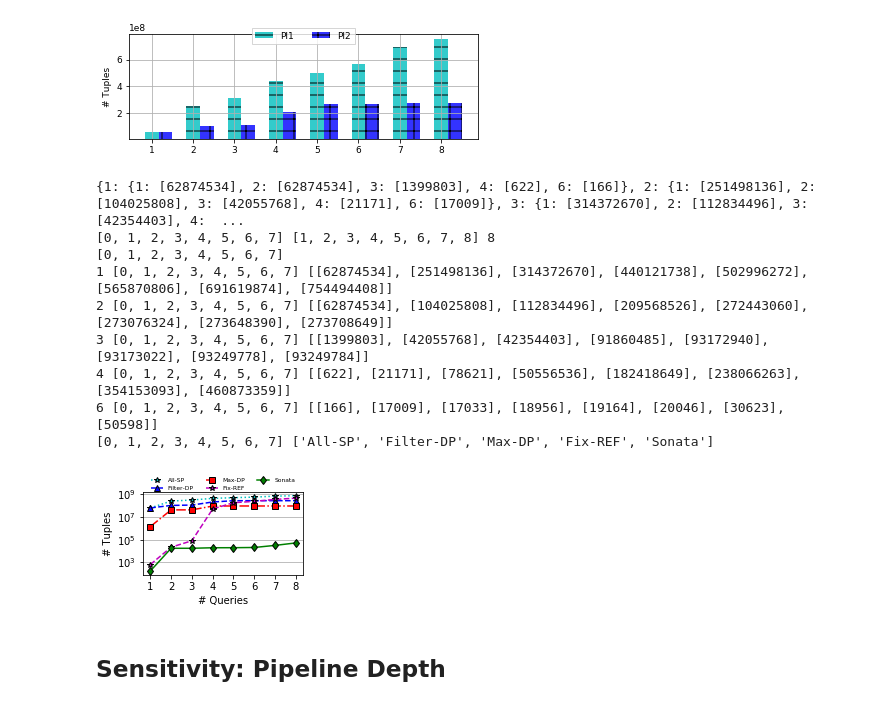
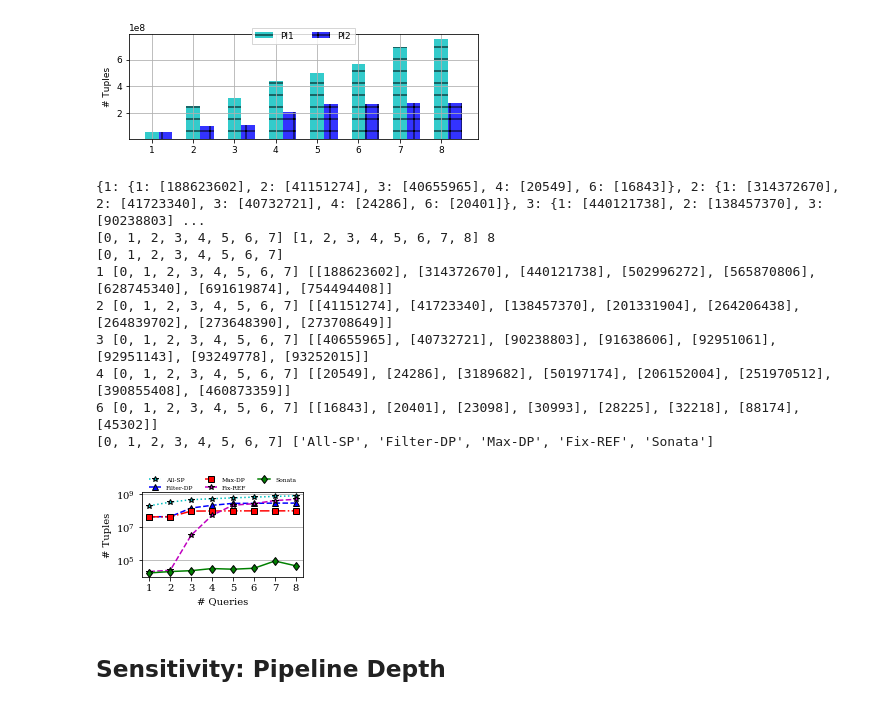
Before and after one commit to agupta13/SONATA-DEV, a Jupyter notebook: analysis/performance_eval/plot_results/plot_results.ipynb, the cells around one changed output. Drawn from its saved outputs; the diff is of its cells as text; code cells hidden in the pictures.

```diff
--- a/analysis/performance_eval/plot_results/plot_results.ipynb
+++ b/analysis/performance_eval/plot_results/plot_results.ipynb
@@ -536,6 +536,21 @@ data = {1: {0: {1: [62874534], 2: [62874534], 3: [1399803], 4: [622], 6: [166]}}
         7: {0: {1: [691619874], 2: [273648390], 3: [93249778], 4: [354153093], 6: [30623]}},
         8: {0: {1: [754494408], 2: [273708649], 3: [93249784], 4: [460873359], 6: [50598]}}
        }
+
+#     sigma_max = 16
+#     width_max = 4
+#     bits_max_stage = 8 * 1000000
+#     bits_max_register = 0.5 * bits_max_stage
+#     ref_levels = [0, 4, 8, 12, 16, 20, 24, 28, 32]
+#     M = 2048
+data = {1: {0: {1: [188623602], 2: [41151274], 3: [40655965], 4: [20549], 6: [16843]}},
+        2: {0: {1: [314372670], 2: [41723340], 3: [40732721], 4: [24286], 6: [20401]}},
+        3: {0: {1: [440121738], 2: [138457370], 3: [90238803], 4: [3189682], 6: [23098]}},
+        4: {0: {1: [502996272], 2: [201331904], 3: [91638606], 4: [50197174], 6: [30993]}},
+        5: {0: {1: [565870806], 2: [264206438], 3: [92951061], 4: [206152004], 6: [28225]}},
+        6: {0: {1: [628745340], 2: [264839702], 3: [92951143], 4: [251970512], 6: [32218]}},
+        7: {0: {1: [691619874], 2: [273648390], 3: [93249778], 4: [390855408], 6: [88174]}},
+        8: {0: {1: [754494408], 2: [273708649], 3: [93252015], 4: [460873359], 6: [45302]}}}
 
 modes = [1,2,3,4,6]
 modes = [1,2,3, 4, 6]
@@ -586,41 +601,41 @@ def draw_plots(data, modes, modes_2_labels):
         pl.plot(x,y,label=modes_2_labels[mode],color=color_n[mode],linestyle=linestyles[mode],
                 marker=markers[mode], mec='k')
 
         ctr += 1
 
     plt.xlabel('# Queries')
     plt.ylabel('# Tuples')
 
     print ticks, [modes_2_labels[mode] for mode in modes]
     plt.xticks(ticks, n_queries, rotation=0)
 #     ax.grid(True)
     ax.yaxis.grid(True)
     #ax.set_xlim(xmax=5.25)
     ax.set_yscale("log", nonposy='clip')
-#     ax.set_ylim(ymin=50000)
+#     ax.set_ylim(ymin=1)
     ax.legend(loc='upper center', bbox_to_anchor=(0.5, 1.24),
               ncol=3, fancybox=False, shadow=False, frameon=False)
     fname = "/Users/arpit/Documents/nsdi18/writing/figures/multi_query_analysis_log.eps"
     plt.tight_layout()
     plot_name = fname
     pl.savefig(plot_name)
     plt.show()
     pass
 
 plot_data = get_plot_data(data, modes)
 print plot_data
 draw_plots(plot_data, modes, modes_2_labels)
 # %% [output]
-{1: {1: [62874534], 2: [62874534], 3: [1399803], 4: [622], 6: [166]}, 2: {1: [251498136], 2: [104025808], 3: [42055768], 4: [21171], 6: [17009]}, 3: {1: [314372670], 2: [112834496], 3: [42354403], 4:  ...
+{1: {1: [188623602], 2: [41151274], 3: [40655965], 4: [20549], 6: [16843]}, 2: {1: [314372670], 2: [41723340], 3: [40732721], 4: [24286], 6: [20401]}, 3: {1: [440121738], 2: [138457370], 3: [90238803] ...
 [0, 1, 2, 3, 4, 5, 6, 7] [1, 2, 3, 4, 5, 6, 7, 8] 8
 [0, 1, 2, 3, 4, 5, 6, 7]
-1 [0, 1, 2, 3, 4, 5, 6, 7] [[62874534], [251498136], [314372670], [440121738], [502996272], [565870806], [691619874], [754494408]]
-2 [0, 1, 2, 3, 4, 5, 6, 7] [[62874534], [104025808], [112834496], [209568526], [272443060], [273076324], [273648390], [273708649]]
-3 [0, 1, 2, 3, 4, 5, 6, 7] [[1399803], [42055768], [42354403], [91860485], [93172940], [93173022], [93249778], [93249784]]
-4 [0, 1, 2, 3, 4, 5, 6, 7] [[622], [21171], [78621], [50556536], [182418649], [238066263], [354153093], [460873359]]
-6 [0, 1, 2, 3, 4, 5, 6, 7] [[166], [17009], [17033], [18956], [19164], [20046], [30623], [50598]]
+1 [0, 1, 2, 3, 4, 5, 6, 7] [[188623602], [314372670], [440121738], [502996272], [565870806], [628745340], [691619874], [754494408]]
+2 [0, 1, 2, 3, 4, 5, 6, 7] [[41151274], [41723340], [138457370], [201331904], [264206438], [264839702], [273648390], [273708649]]
+3 [0, 1, 2, 3, 4, 5, 6, 7] [[40655965], [40732721], [90238803], [91638606], [92951061], [92951143], [93249778], [93252015]]
+4 [0, 1, 2, 3, 4, 5, 6, 7] [[20549], [24286], [3189682], [50197174], [206152004], [251970512], [390855408], [460873359]]
+6 [0, 1, 2, 3, 4, 5, 6, 7] [[16843], [20401], [23098], [30993], [28225], [32218], [88174], [45302]]
 [0, 1, 2, 3, 4, 5, 6, 7] ['All-SP', 'Filter-DP', 'Max-DP', 'Fix-REF', 'Sonata']
-[figure, old version]
+[figure, new version]
 # %% [markdown]
 ## Sensitivity: Pipeline Depth
 # %%
```
Also changed, not shown: parts of 1 cell of this notebook, 2 other files.
